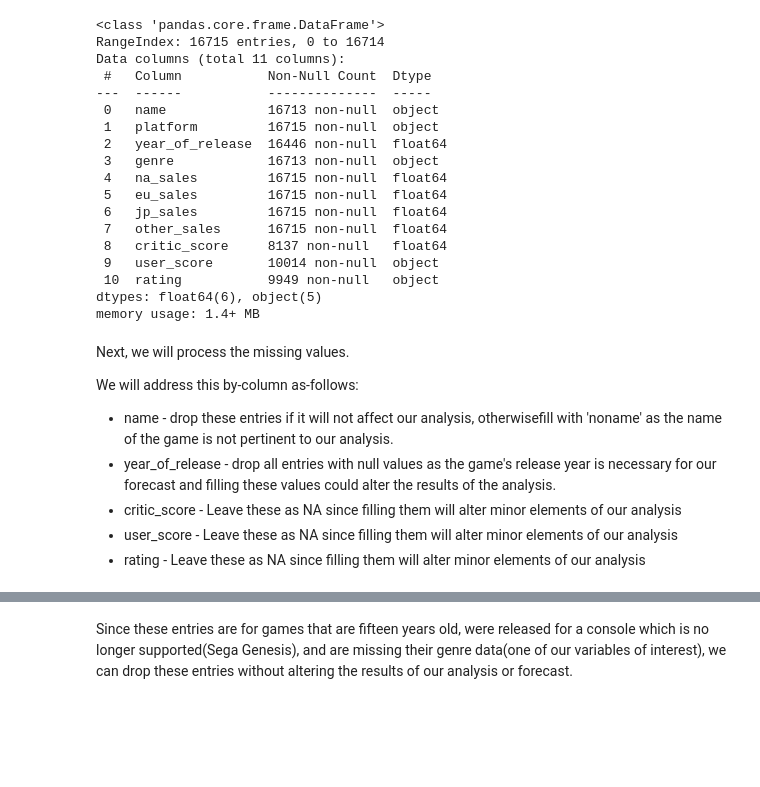
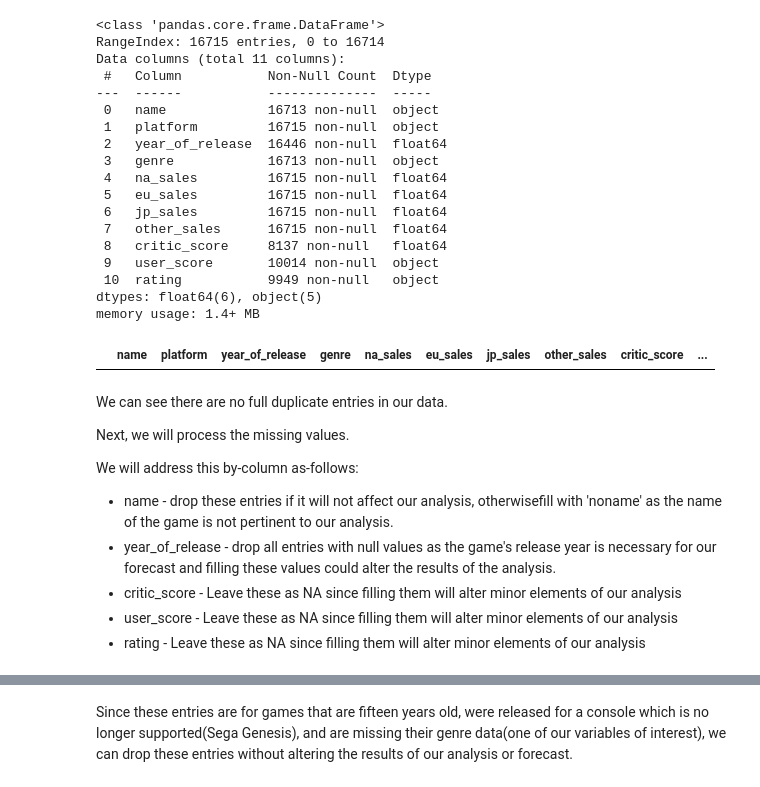
Before and after one commit to hamalizer/2017_game_sales_outlook, a Jupyter notebook: 2017_game_sales_outlook.ipynb, the cells around one changed output, grey strips where cells are left out. Saved outputs shown, nothing was run; the diff lists cells and outputs as text; code cells hidden in the pictures; blank space fills up the shorter version.

Commit message:
update check dupe

```diff
--- a/2017_game_sales_outlook.ipynb
+++ b/2017_game_sales_outlook.ipynb
@@ -146,7 +147,14 @@ Data columns (total 11 columns):
  10  rating           9949 non-null   object
 dtypes: float64(6), object(5)
 memory usage: 1.4+ MB
+# %%
+# check the data for full duplicates
+display(df[(df.duplicated())])
+# %% [output]
+|  | name | platform | year_of_release | genre | na_sales | eu_sales | jp_sales | other_sales | critic_score | ... |
 # %% [markdown]
+We can see there are no full duplicate entries in our data.
+
 Next, we will process the missing values.
 
 We will address this by-column as-follows:
```
Also changed, not shown: parts of 1 cell of this notebook.
